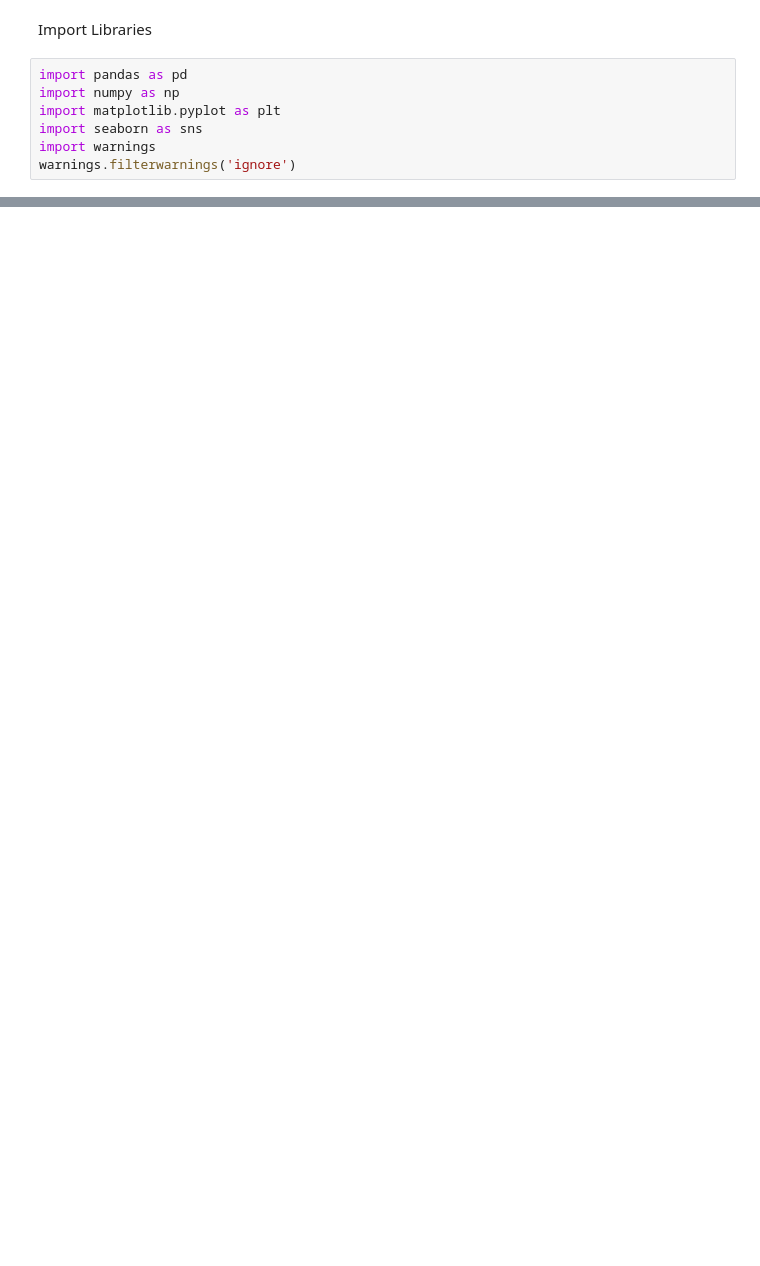
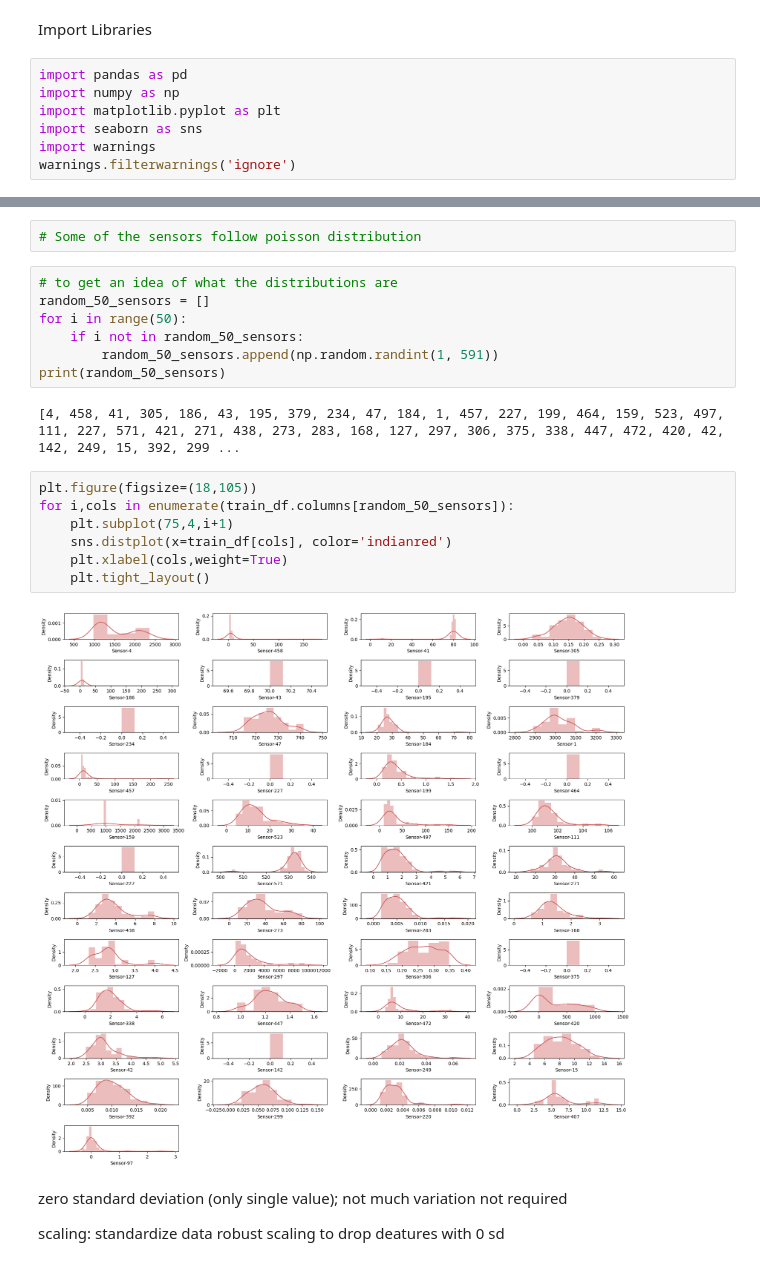
Before and after one commit to jasminechai/waterfaultdetection, a Jupyter notebook: notebook/EDA_model_trainer.ipynb, the cells around one changed output, grey strips where cells are left out. Saved outputs shown, nothing was run; the diff lists cells and outputs as text; blank space fills up the shorter version.

```diff
--- a/notebook/EDA_model_trainer.ipynb
+++ b/notebook/EDA_model_trainer.ipynb
@@ -72,0 +174,26 @@ df.corr()
+# %%
+# Some of the sensors follow poisson distribution
+# %%
+# to get an idea of what the distributions are
+random_50_sensors = []
+for i in range(50):
+    if i not in random_50_sensors:
+        random_50_sensors.append(np.random.randint(1, 591))
+print(random_50_sensors)
+# %% [output]
+[4, 458, 41, 305, 186, 43, 195, 379, 234, 47, 184, 1, 457, 227, 199, 464, 159, 523, 497, 111, 227, 571, 421, 271, 438, 273, 283, 168, 127, 297, 306, 375, 338, 447, 472, 420, 42, 142, 249, 15, 392, 299 ...
+# %%
+plt.figure(figsize=(18,105))
+for i,cols in enumerate(train_df.columns[random_50_sensors]):
+    plt.subplot(75,4,i+1)
+    sns.distplot(x=train_df[cols], color='indianred')
+    plt.xlabel(cols,weight=True)
+    plt.tight_layout()
+# %% [output]
+[figure, added]
+# %% [markdown]
+zero standard deviation (only single value); not much variation
+not required
+
+scaling: standardize data
+robust scaling to drop deatures with 0 sd
```
Also changed, not shown: parts of 73 cells of this notebook, 5 other files.
